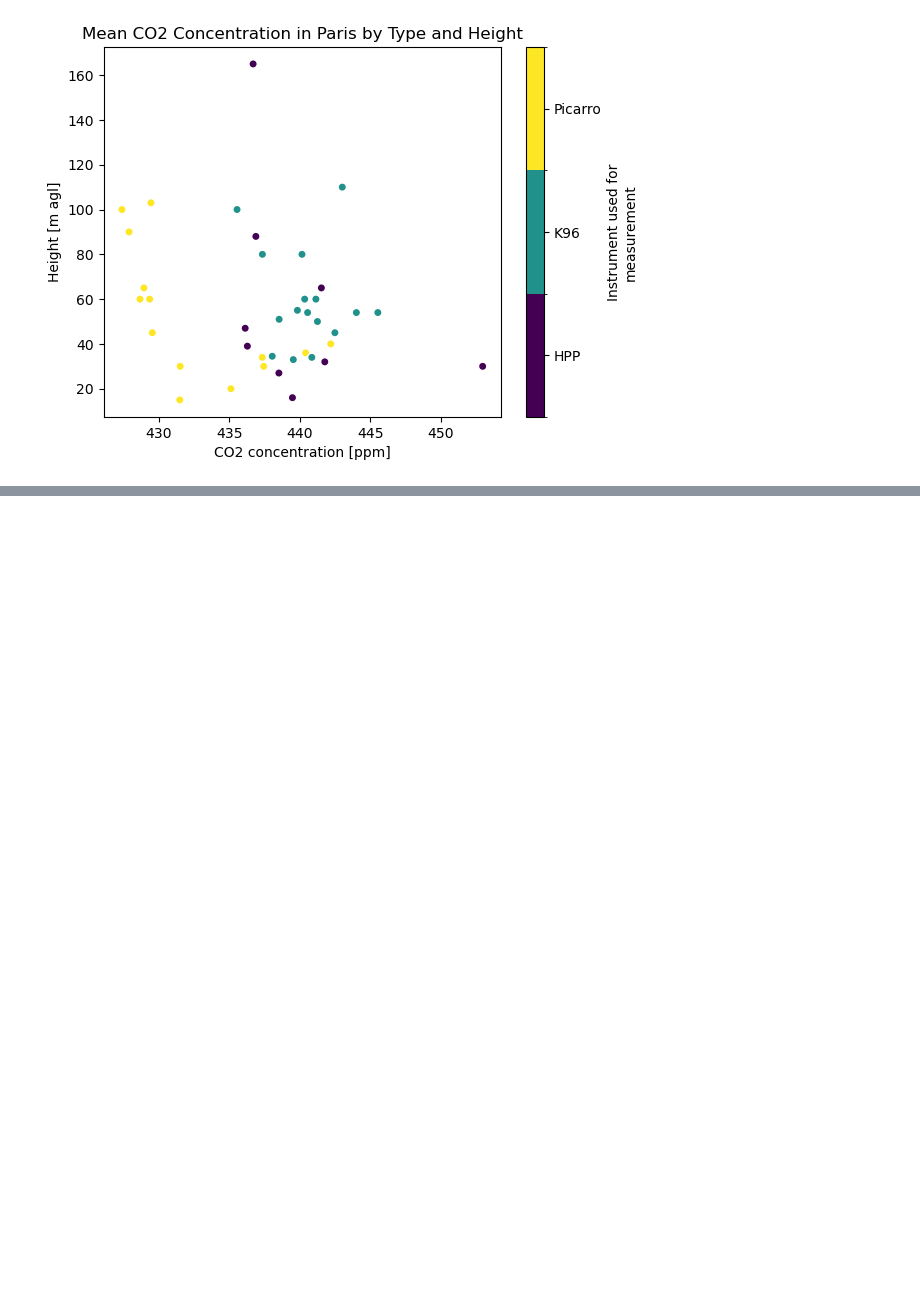
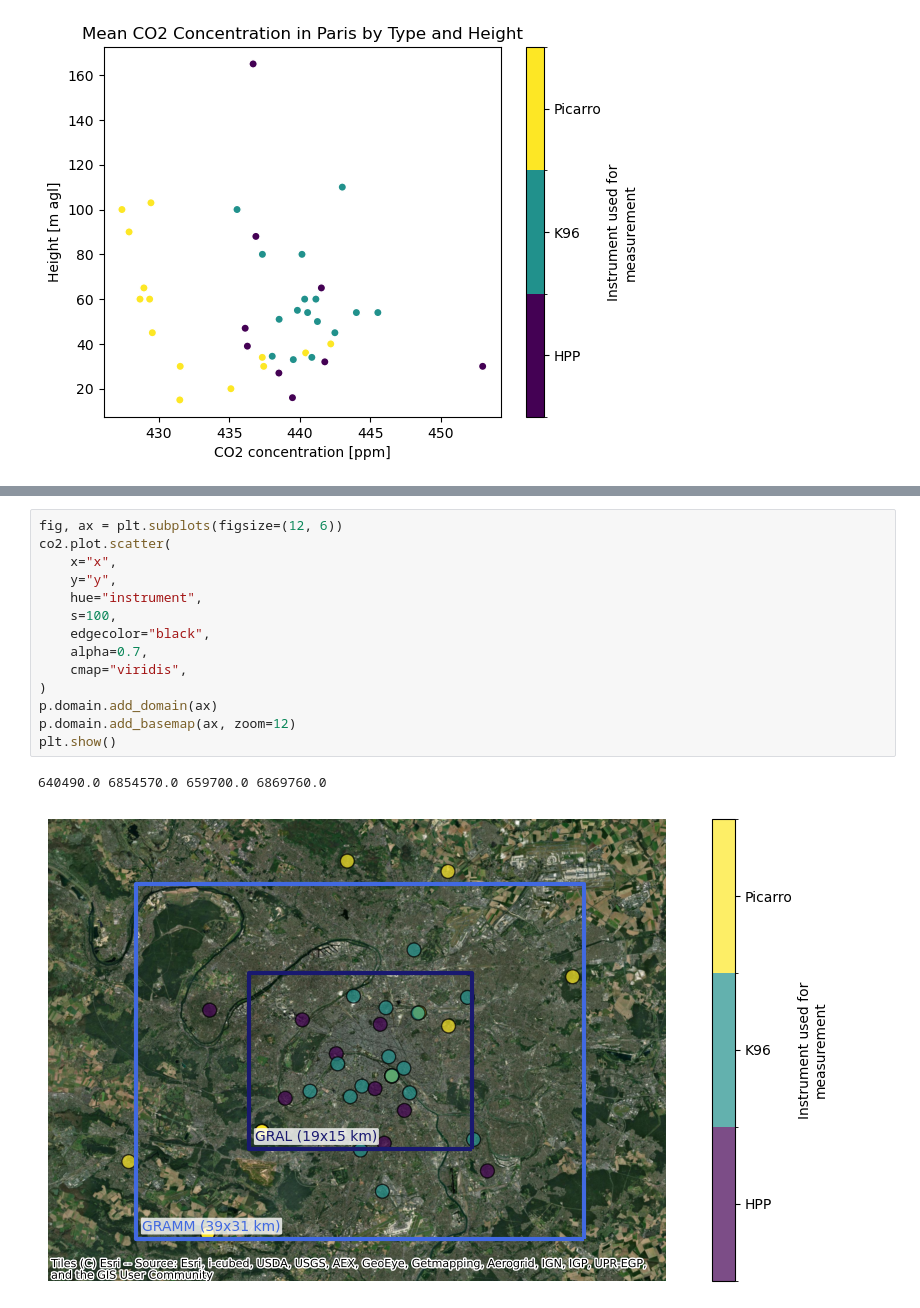
Before and after one commit to ATMO-IUP-UHEI/paris_2025, a Jupyter notebook: scripts/analysis.ipynb, the cells around one changed output, grey strips where cells are left out. Drawn from its saved outputs; the diff is of its cells as text; blank space fills up the shorter version.

```diff
--- a/scripts/analysis.ipynb
+++ b/scripts/analysis.ipynb
@@ -78,0 +65,17 @@ plt.show()
+# %%
+fig, ax = plt.subplots(figsize=(12, 6))
+co2.plot.scatter(
+    x="x",
+    y="y",
+    hue="instrument",
+    s=100,
+    edgecolor="black",
+    alpha=0.7,
+    cmap="viridis",
+)
+p.domain.add_domain(ax)
+p.domain.add_basemap(ax, zoom=12)
+plt.show()
+# %% [output]
+640490.0 6854570.0 659700.0 6869760.0
+[figure, added]
```
Also changed, not shown: parts of 4 cells of this notebook, 3 other files.
